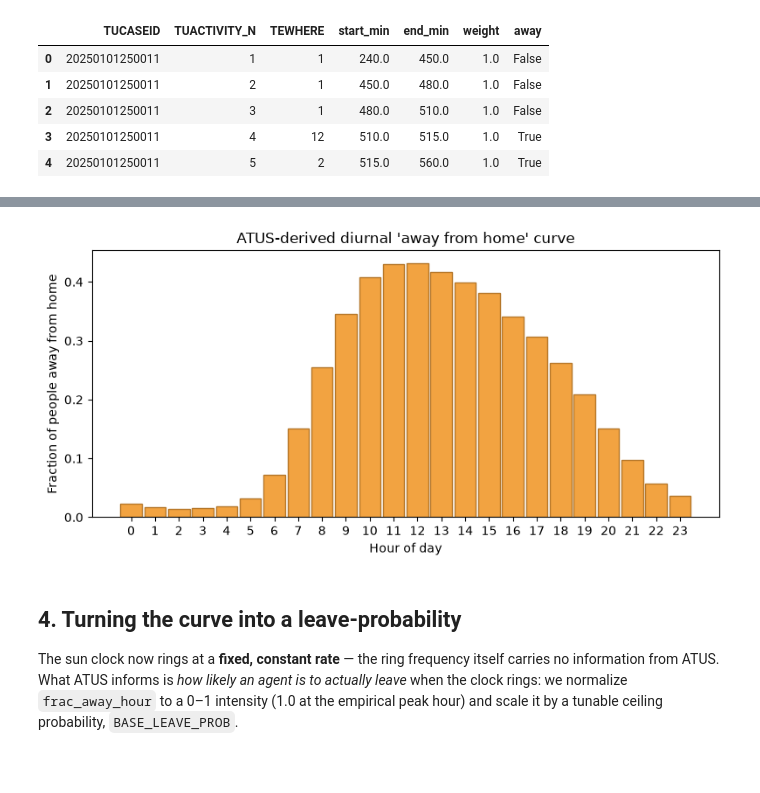
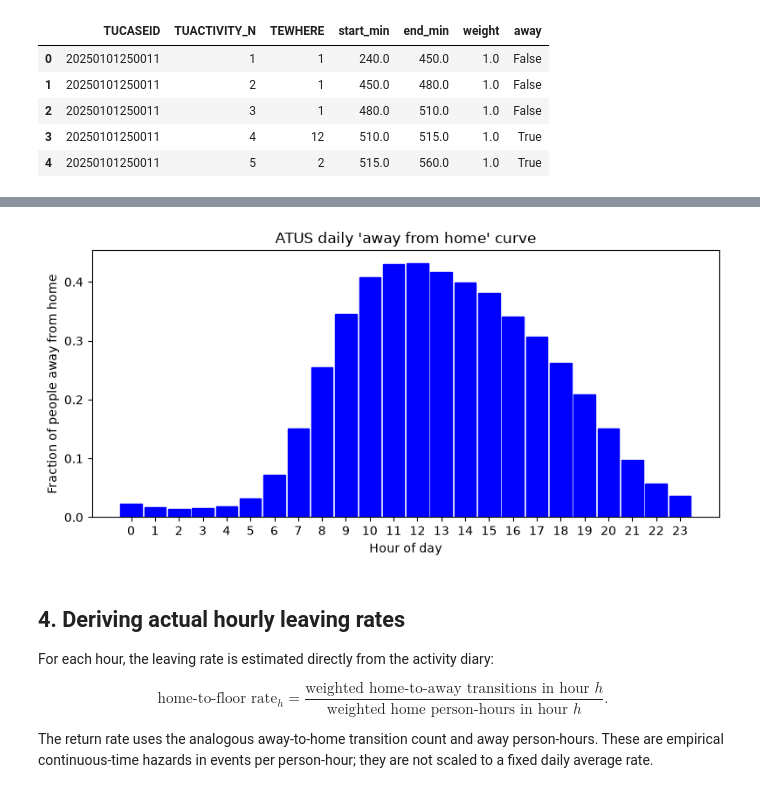
Before and after one commit to amylcarr/game-theory-model, a Jupyter notebook: atus_sun_clock_model.ipynb, the cells around one changed output, grey strips where cells are left out. Drawn from its saved outputs; the diff is of its cells as text; code cells hidden in the pictures; blank space fills up the shorter version.

```diff
--- a/atus_sun_clock_model.ipynb
+++ b/atus_sun_clock_model.ipynb
@@ -168,7 +167,7 @@ def load_atus_activity_file(path, config=CONFIG):
 
 
 def make_synthetic_atus(n_people=3000, seed=0):
-    """Fallback demo data with a realistic diurnal away-from-home pattern,
+    """Fallback demo data with a realistic daily away-from-home pattern,
     used only when DATA_PATH isn't found -- lets the rest of the notebook
     run end-to-end before you plug in the real ATUS extract."""
     r = np.random.default_rng(seed)
@@ -271,20 +322,26 @@ Name: fraction_away, dtype: float64
 # %%
 fig, ax = plt.subplots(figsize=(8, 4))
-ax.bar(hours, frac_away_hour, width=0.9, color="#f2a341", edgecolor="#b5772a")
+ax.bar(hours, frac_away_hour, width=0.9, color="blue", edgecolor="blue")
 ax.set_xlabel("Hour of day")
 ax.set_ylabel("Fraction of people away from home")
-ax.set_title("ATUS-derived diurnal 'away from home' curve")
+ax.set_title("ATUS daily 'away from home' curve")
 ax.set_xticks(hours)
 plt.tight_layout()
 plt.show()
 # %% [output]
-[figure, old version]
+[figure, new version]
 # %% [markdown]
-## 4. Turning the curve into a leave-probability
+## 4. Deriving actual hourly leaving rates
 
-The sun clock now rings at a **fixed, constant rate** — the ring frequency
-itself carries no information from ATUS. What ATUS informs is *how likely an
-agent is to actually leave* when the clock rings: we normalize
-`frac_away_hour` to a 0–1 intensity (1.0 at the empirical peak hour) and
-scale it by a tunable ceiling probability, `BASE_LEAVE_PROB`.
+For each hour, the leaving rate is estimated directly from the activity diary:
+
+$$
+\text{home-to-floor rate}_h =
+\frac{\text{weighted home-to-away transitions in hour }h}
+{\text{weighted home person-hours in hour }h}.
+$$
+
+The return rate uses the analogous away-to-home transition count and away
+person-hours. These are empirical continuous-time hazards in events per
+person-hour; they are not scaled to a fixed daily average rate.
 # %%
```
Also changed, not shown: parts of 13 cells of this notebook, 11 other files.
